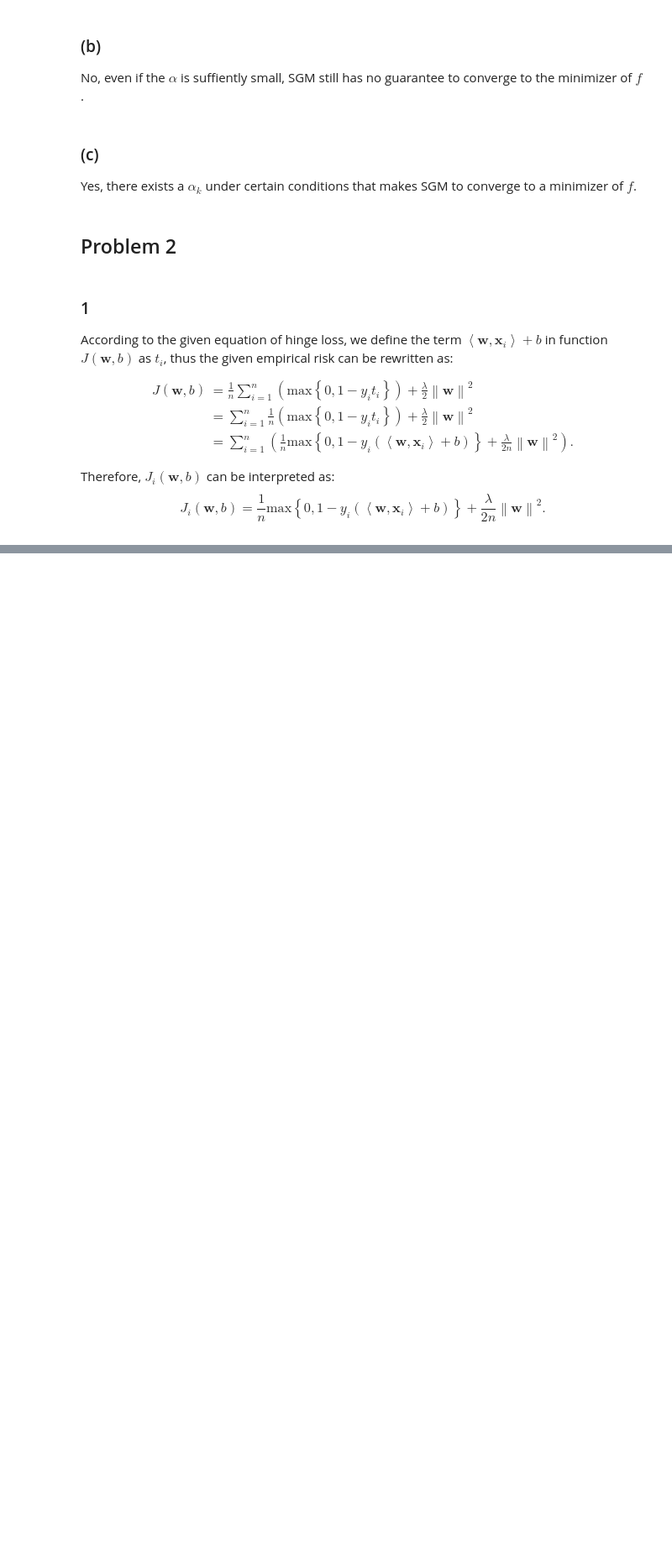
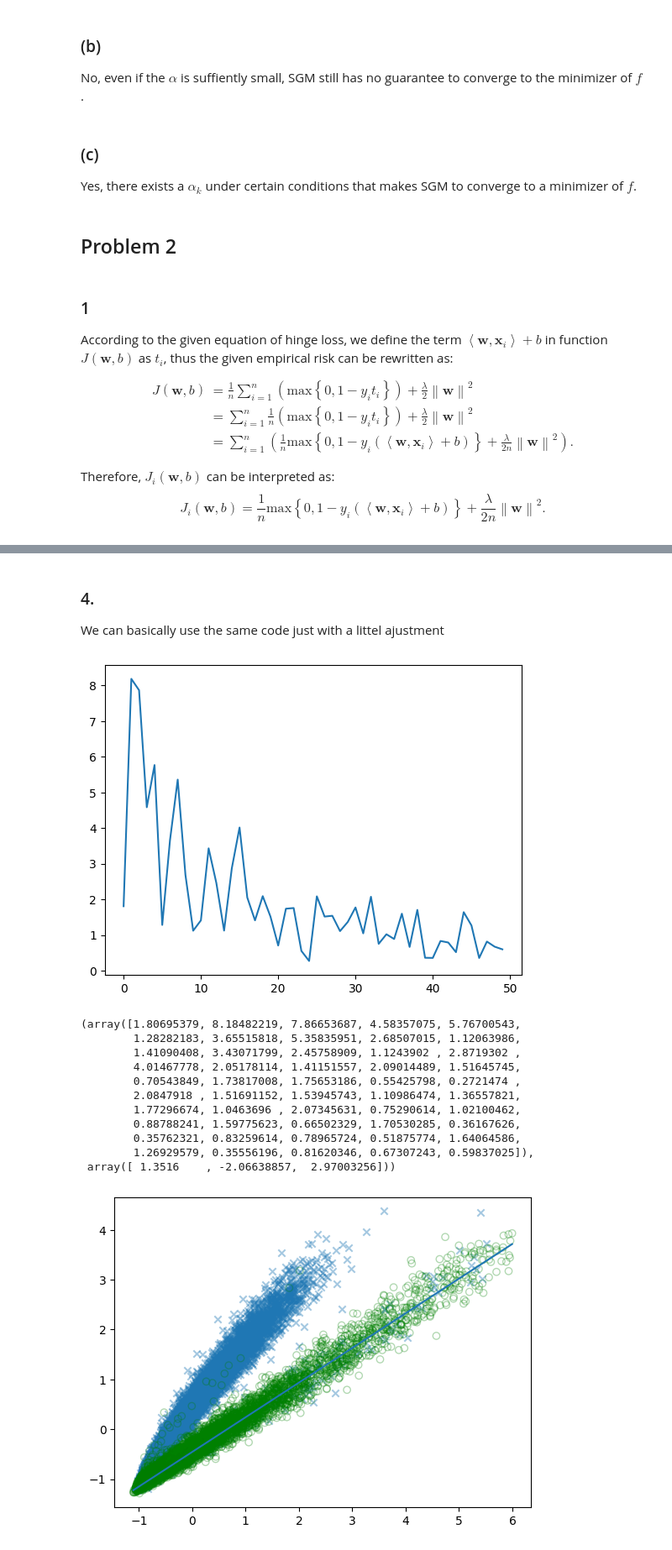
Before and after one commit to Jonas-Zhang97/TUM-MLO, a Jupyter notebook: MLO/HW6/HW6.ipynb, the cells around one changed output, grey strips where cells are left out. Shown at 84% size. Drawn from its saved outputs; the diff is of its cells as text; code cells hidden in the pictures; blank space fills up the shorter version.

```diff
--- a/MLO/HW6/HW6.ipynb
+++ b/MLO/HW6/HW6.ipynb
@@ -82,0 +163,60 @@ $$
+# %% [markdown]
+### 4.
+
+We can basically use the same code just with a littel ajustment
+# %%
+def stochasticSubgradientMethod(X_tilde, y, max_itera):
+  # Initialize parameters
+  n, dim = X_tilde.shape
+  alpha = lambda x: 100 / x
+
+  I_tilde = np.identity(X_tilde.shape[1])
+  I_tilde[0, 0] = 0
+
+  J_values = np.zeros(max_itera)
+
+  for j in range(1, max_itera+1):
+    a = alpha(j)
+    theta = np.zeros(dim)
+    u = np.zeros(dim)
+    rand_array = np.random.permutation(n)
+    for i in range(0, n):
+      # get new theta
+      rand_index = rand_array[i]
+      u += computeSubgradient(X_tilde[rand_index, :], y[rand_index], theta, I_tilde) / n
+
+      theta -= a * u
+
+    ts = X_tilde @ theta
+    hinges = np.maximum(1 - ts * y, 0)
+    J_values[j-1] = hinges.mean() + 0.001 / 2 * np.linalg.norm(I_tilde * theta) ** 2
+
+  plt.plot(np.arange(max_itera), J_values)
+  plt.show()
+
+  plt.scatter(X_tilde[y == 1, 1], X_tilde[y == 1, 2], marker="x", edgecolors ="red", alpha = 0.4)
+  plt.scatter(X_tilde[y == -1, 1], X_tilde[y == -1, 2], marker="o", facecolor = "none", edgecolors ="green", alpha = 0.3)
+
+  hyerplane = lambda x: -x * theta[1] / theta[2] - theta[0] / theta[2]
+
+  begin = hyerplane(np.min(X_tilde[:, 1]))
+  end = hyerplane(np.max(X_tilde[:, 1]))
+
+  plt.plot([np.min(X_tilde[:, 1]), np.max(X_tilde[:, 1])], [begin, end])
+  return J_values, theta
+
+stochasticSubgradientMethod(X_tilde, y, 50)
+# %% [output]
+[figure, added]
+(array([1.80695379, 8.18482219, 7.86653687, 4.58357075, 5.76700543,
+        1.28282183, 3.65515818, 5.35835951, 2.68507015, 1.12063986,
+        1.41090408, 3.43071799, 2.45758909, 1.1243902 , 2.8719302 ,
+        4.01467778, 2.05178114, 1.41151557, 2.09014489, 1.51645745,
+        0.70543849, 1.73817008, 1.75653186, 0.55425798, 0.2721474 ,
+        2.0847918 , 1.51691152, 1.53945743, 1.10986474, 1.36557821,
+        1.77296674, 1.0463696 , 2.07345631, 0.75290614, 1.02100462,
+        0.88788241, 1.59775623, 0.66502329, 1.70530285, 0.36167626,
+        0.35762321, 0.83259614, 0.78965724, 0.51875774, 1.64064586,
+        1.26929579, 0.35556196, 0.81620346, 0.67307243, 0.59837025]),
+ array([ 1.3516    , -2.06638857,  2.97003256]))
+[figure, added]
```
Also changed, not shown: parts of 6 cells of this notebook, 7 other files.
